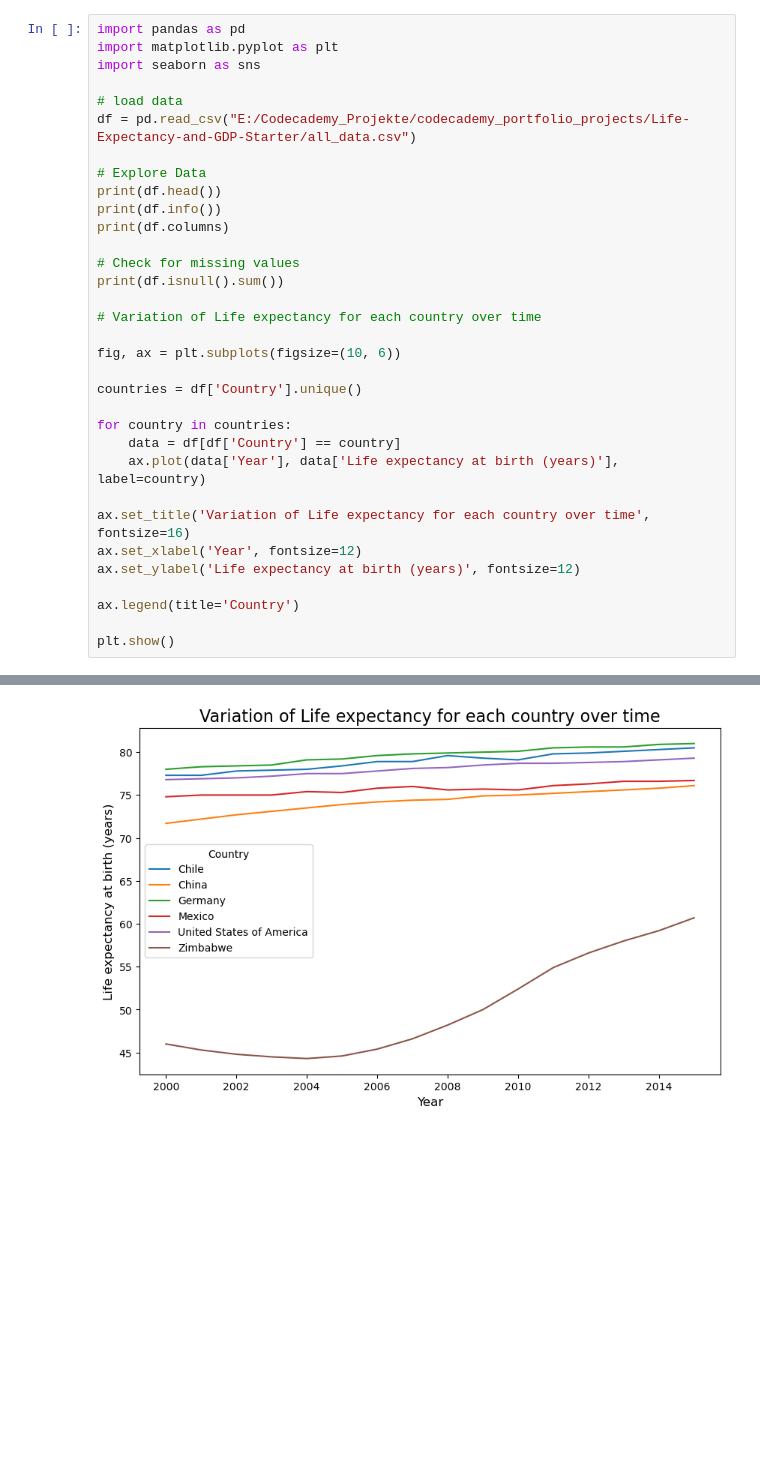
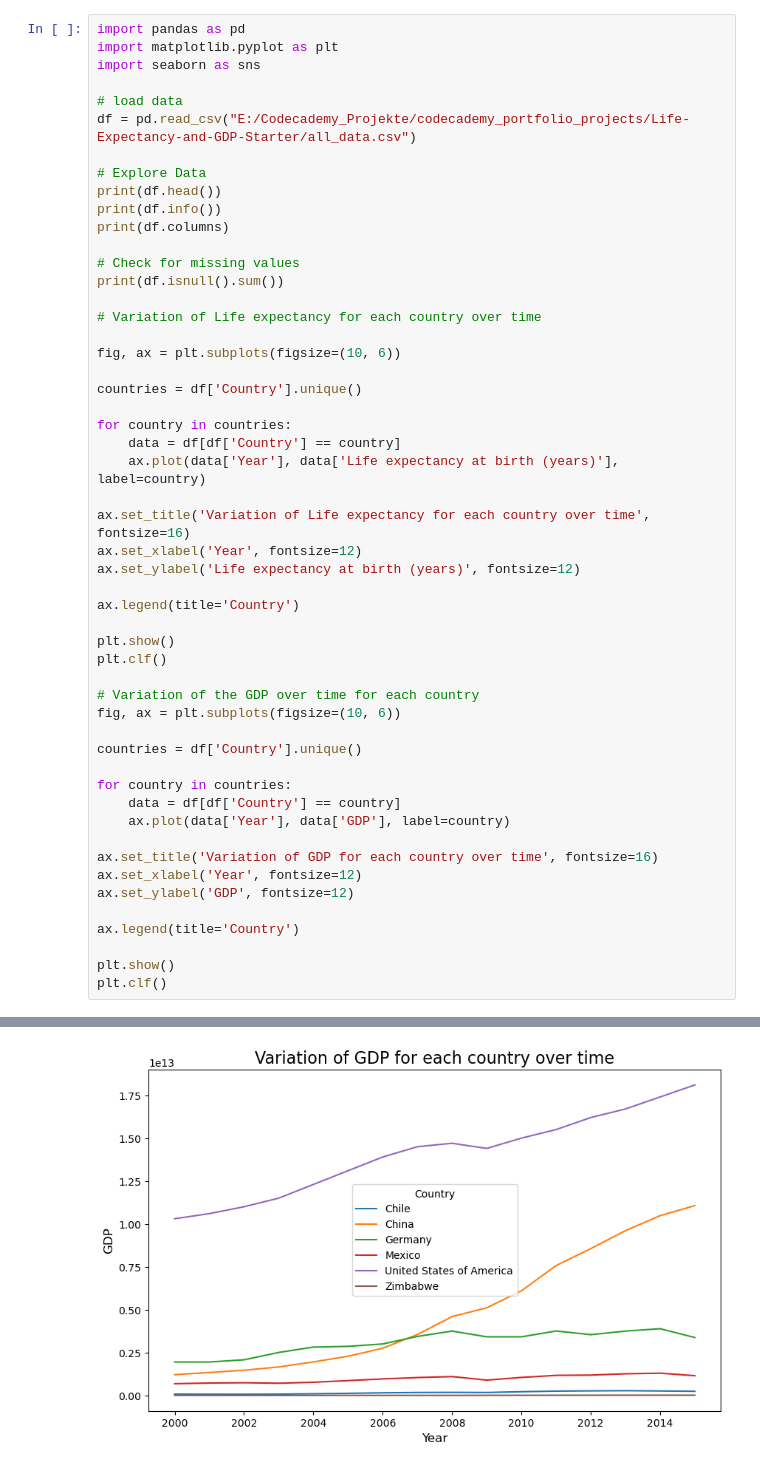
Before and after one commit to MonikaBernecker/codecademy_data_visualization, a Jupyter notebook: life_expectancy_gdp.ipynb, the cells around one changed output, grey strips where cells are left out. Drawn from its saved outputs; the diff is of its cells as text; blank space fills up the shorter version.

Commit message:
Variation of the GDP over time for each country

```diff
--- a/life_expectancy_gdp.ipynb
+++ b/life_expectancy_gdp.ipynb
@@ -31,6 +31,25 @@ ax.set_ylabel('Life expectancy at birth (years)', fontsize=12)
 ax.legend(title='Country')
 
 plt.show()
+plt.clf()
+
+# Variation of the GDP over time for each country
+fig, ax = plt.subplots(figsize=(10, 6))
+
+countries = df['Country'].unique()
+
+for country in countries:
+    data = df[df['Country'] == country]
+    ax.plot(data['Year'], data['GDP'], label=country)
+
+ax.set_title('Variation of GDP for each country over time', fontsize=16)
+ax.set_xlabel('Year', fontsize=12)
+ax.set_ylabel('GDP', fontsize=12)
+
+ax.legend(title='Country')
+
+plt.show()
+plt.clf()
 # %% [output]
   Country  Year  Life expectancy at birth (years)           GDP
 0   Chile  2000                              77.3  7.786093e+10
@@ -53 +73 @@ dtype: int64
-[figure, old version]
+[figure, new version]
```
Also changed, not shown: parts of 1 cell of this notebook.
